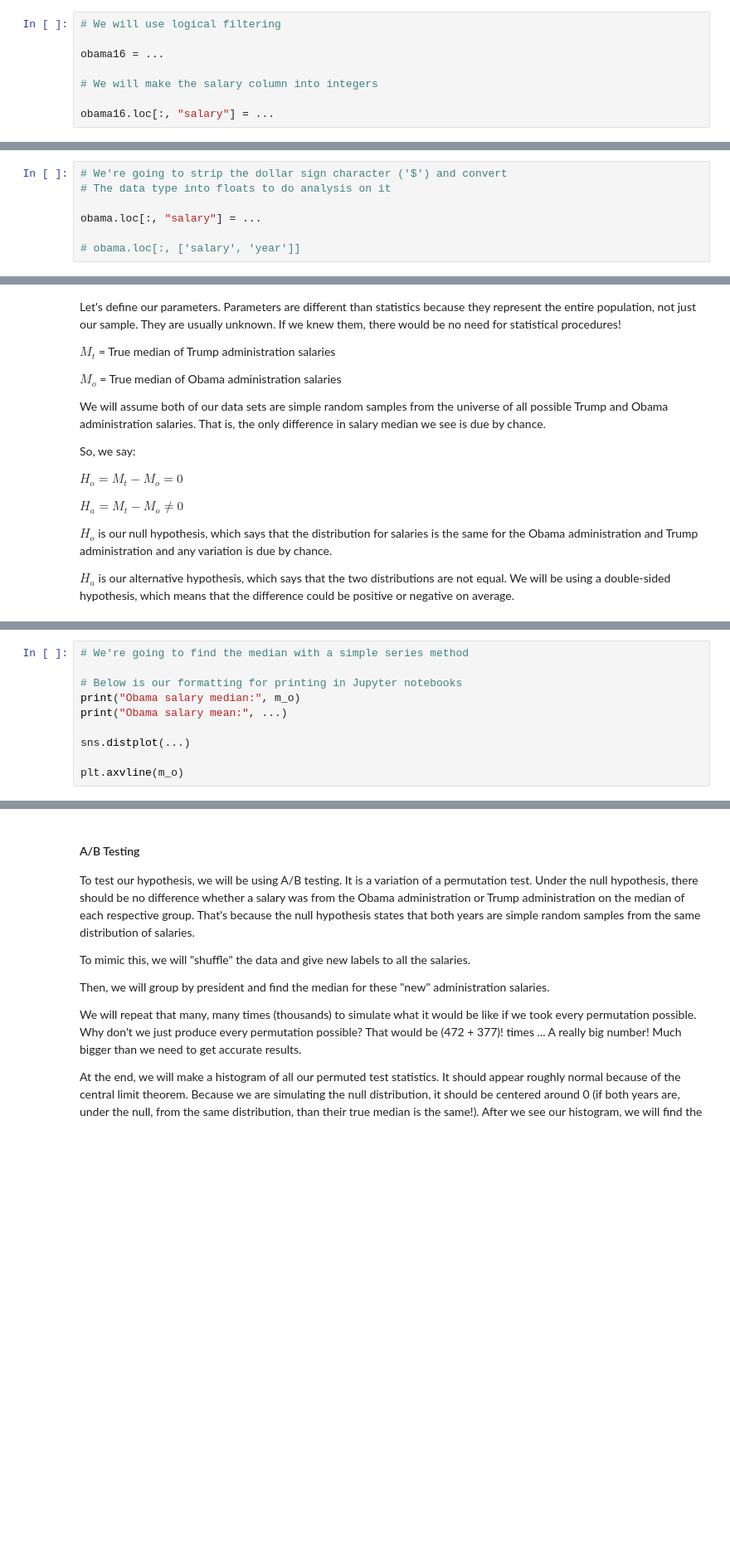
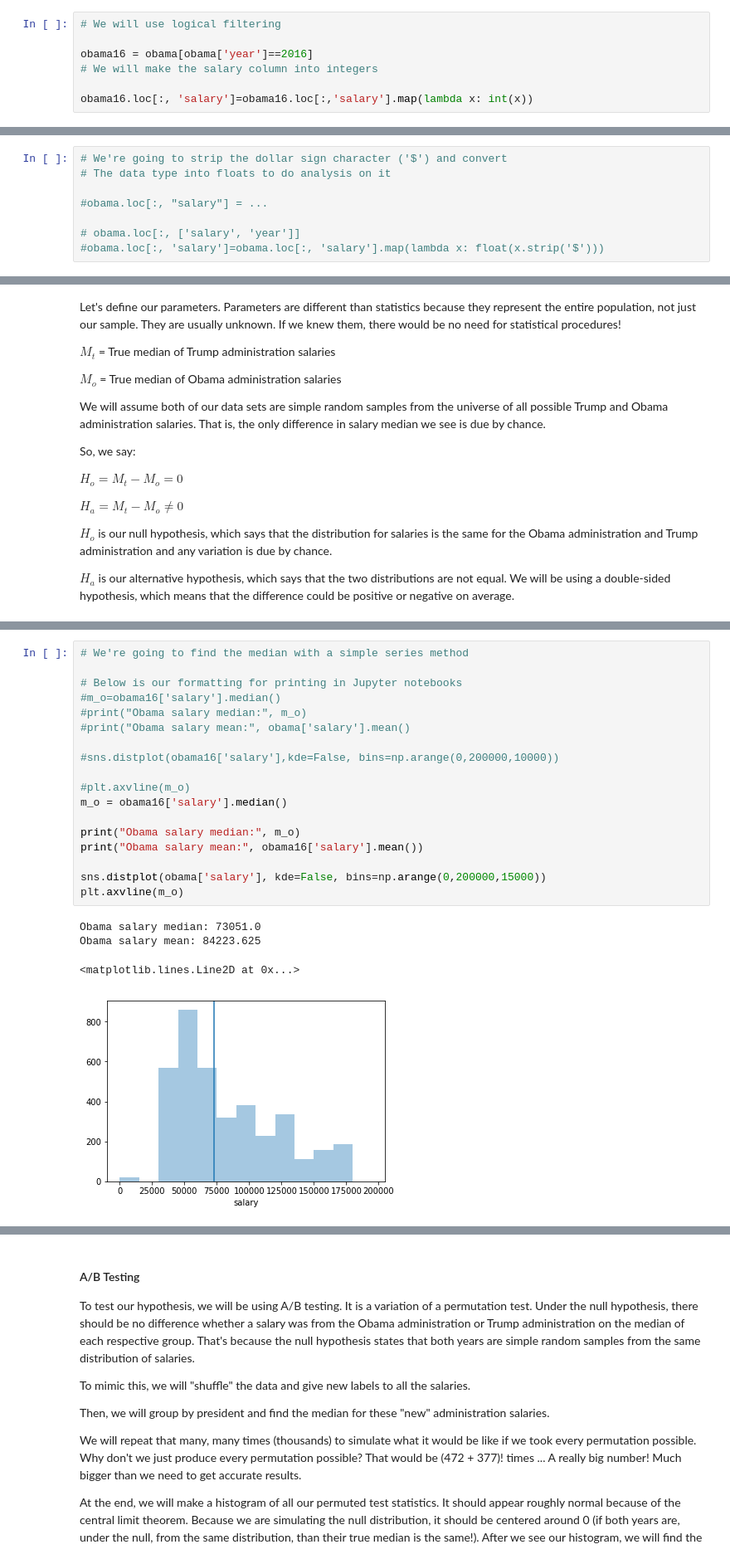
Before and after one commit to dsiufl/Python-Workshops, a Jupyter notebook: Practical Data 0.1 (Python)/Practical Data Science WS - STUDENT.ipynb, the cells around one changed output, grey strips where cells are left out. Shown at 83% size. Saved outputs shown, nothing was run; the diff lists cells and outputs as text; blank space fills up the shorter version.

```diff
--- a/Practical Data 0.1 (Python)/Practical Data Science WS - STUDENT.ipynb
+++ b/Practical Data 0.1 (Python)/Practical Data Science WS - STUDENT.ipynb
@@ -38,17 +38,17 @@ First, we need to filter our Obama data to only consist of the year 2016. This i
 # %%
 # We will use logical filtering
 
-obama16 = ...
-
+obama16 = obama[obama['year']==2016]
 # We will make the salary column into integers
 
-obama16.loc[:, "salary"] = ...
+obama16.loc[:, 'salary']=obama16.loc[:,'salary'].map(lambda x: int(x))
 # %% [markdown]
 Let's make a quick detour to get a more comprehensive look at our Obama data. Since we will only be comparing one year, 2016, let's use our filtering techniques above to see if 2016 was an outlier, or had an abnormal value. In this case, comparing 2016 to 2017 might not be the best permutation test without more information. Our goal is to compare the salary rate for both administrations. An outlier would be caused by many more cofounding variables that we would have to address.
 # %%
 # We're going to strip the dollar sign character ('$') and convert
 # The data type into floats to do analysis on it
 
-obama.loc[:, "salary"] = ...
+#obama.loc[:, "salary"] = ...
 
 # obama.loc[:, ['salary', 'year']]
+#obama.loc[:, 'salary']=obama.loc[:, 'salary'].map(lambda x: float(x.strip('$')))
@@ -116,11 +155,24 @@ plt.axvline(m_t)
 # %%
 # We're going to find the median with a simple series method
 
 # Below is our formatting for printing in Jupyter notebooks
+#m_o=obama16['salary'].median()
+#print("Obama salary median:", m_o)
+#print("Obama salary mean:", obama['salary'].mean()
+
+#sns.distplot(obama16['salary'],kde=False, bins=np.arange(0,200000,10000))
+
+#plt.axvline(m_o)
+m_o = obama16['salary'].median()
+
 print("Obama salary median:", m_o)
-print("Obama salary mean:", ...)
+print("Obama salary mean:", obama16['salary'].mean())
 
-sns.distplot(...)
-
+sns.distplot(obama['salary'], kde=False, bins=np.arange(0,200000,15000))
 plt.axvline(m_o)
+# %% [output]
+Obama salary median: 73051.0
+Obama salary mean: 84223.625
+<matplotlib.lines.Line2D at 0x...>
+[figure, added]
 # %%
```
Also changed, not shown: parts of 10 cells of this notebook, 10 other files.
